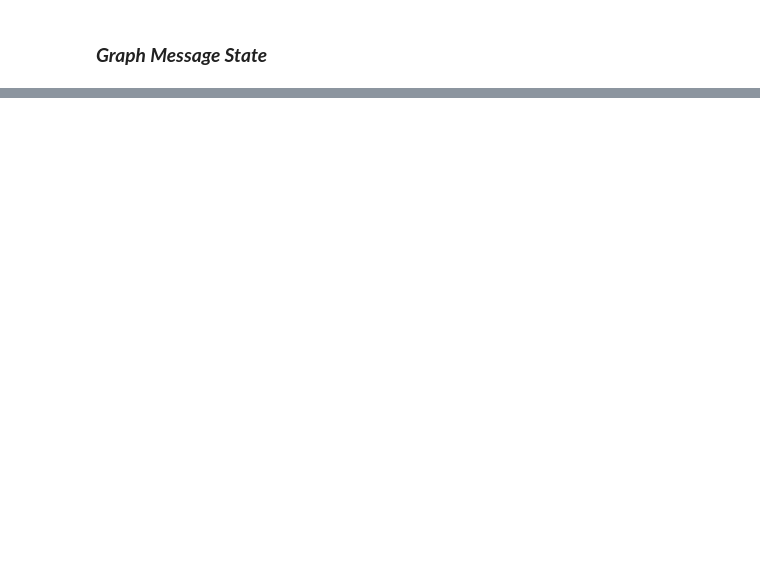
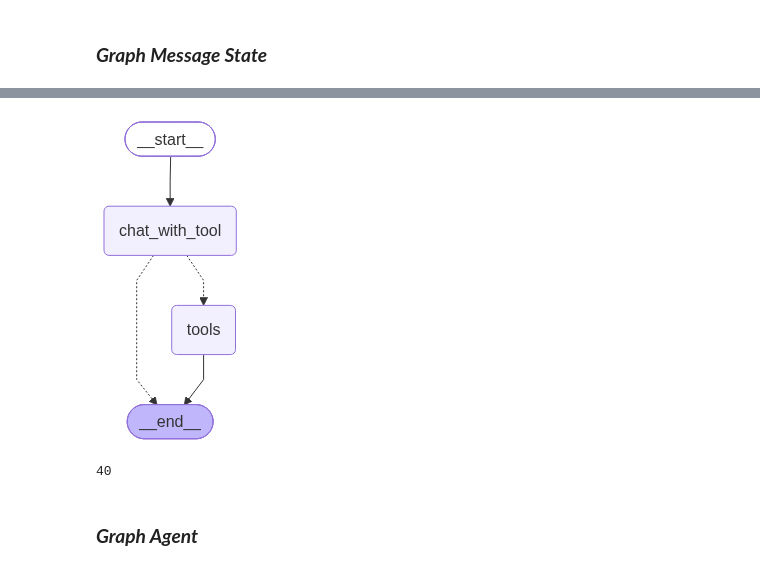
Before and after one commit to Ankit1726/AI_Engineering, a Jupyter notebook: Agentic_AI/notebooks/langgraph/langgraph.ipynb, the cells around one changed output, grey strips where cells are left out. Cells and saved outputs as stored; diff of their text form; code cells hidden in the pictures; blank space fills up the shorter version.

```diff
--- a/Agentic_AI/notebooks/langgraph/langgraph.ipynb
+++ b/Agentic_AI/notebooks/langgraph/langgraph.ipynb
@@ -177,0 +332,55 @@ graph
+# %%
+from langgraph.graph import StateGraph,START,END,MessagesState
+from langchain_groq import ChatGroq
+from langgraph.prebuilt import ToolNode,tools_condition
+
+from dotenv import load_dotenv
+load_dotenv()
+
+llm = ChatGroq(
+    model="openai/gpt-oss-20b",
+    temperature=0
+)
+
+
+@tool
+def add(a: int, b: int) -> int:
+    """Add two numbers and return the sum."""
+    return a + b
+
+llm_with_tool = model_llm.bind_tools([add])
+
+def chat_with_tool(state: MessagesState):
+    response = llm_with_tools.invoke(state["messages"])
+    return {"messages": [response]}
+
+
+# create graph
+builder = StateGraph(MessagesState)
+
+builder.add_node("chat_with_tool", chat_with_tool)
+builder.add_node("tools", ToolNode([add]))
+
+builder.add_edge(START, "chat_with_tool")
+builder.add_conditional_edges("chat_with_tool", tools_condition)
+builder.add_edge("tools",END)
+
+graph = builder.compile()
+# %%
+graph
+# %% [output]
+[figure, added]
+# %%
+result = graph.invoke({
+    "messages": [
+        HumanMessage(
+            content="What is 25 plus 15? Use the add tool."
+        )
+    ]
+})
+
+print(result["messages"][-1].content)
+# %% [output]
+40
+# %% [markdown]
+### ***Graph Agent***
```
Also changed, not shown: parts of 20 cells of this notebook.
